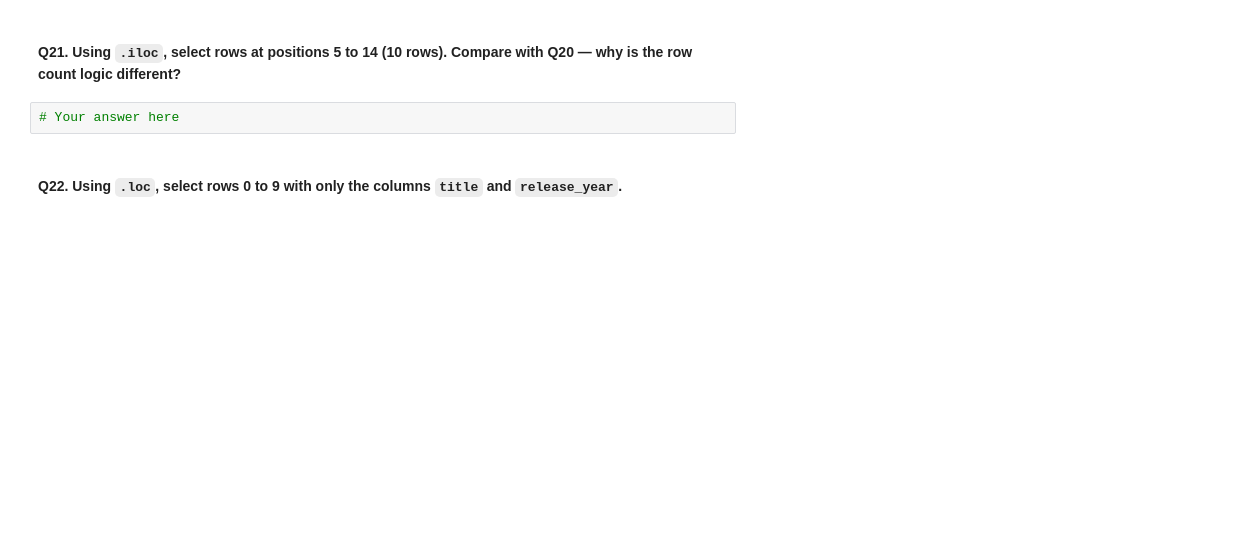
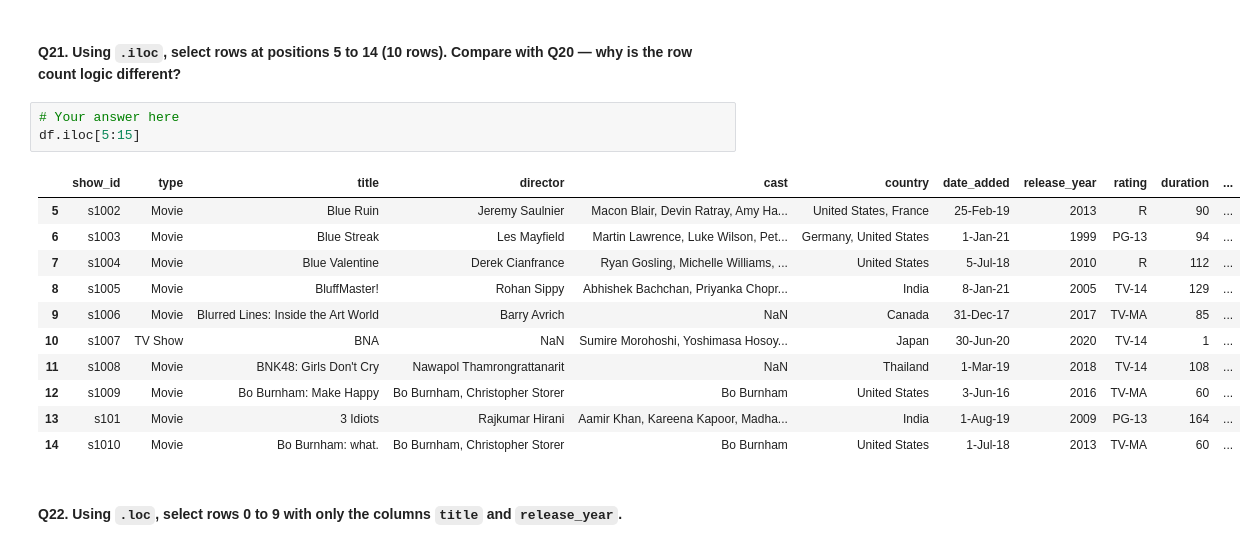
Before and after one commit to Kaini9/Netflix_Dataset_Pandas_125_Questions, a Jupyter notebook: netflix_125_question_workbook.ipynb, the cells around one changed output. Cells and saved outputs as stored; diff of their text form; blank space fills up the shorter version.

```diff
--- a/netflix_125_question_workbook.ipynb
+++ b/netflix_125_question_workbook.ipynb
@@ -344,6 +353,19 @@ df.loc[10:20]
 #### Q21. Using `.iloc`, select rows at positions 5 to 14 (10 rows). Compare with Q20 — why is the row count logic different?
 # %%
 # Your answer here
+df.iloc[5:15]
+# %% [output]
+|  | show_id | type | title | director | cast | country | date_added | release_year | rating | duration | ... |
+| 5 | s1002 | Movie | Blue Ruin | Jeremy Saulnier | Macon Blair, Devin Ratray, Amy Ha... | United States, France | 25-Feb-19 | 2013 | R | 90 | ... |
+| 6 | s1003 | Movie | Blue Streak | Les Mayfield | Martin Lawrence, Luke Wilson, Pet... | Germany, United States | 1-Jan-21 | 1999 | PG-13 | 94 | ... |
+| 7 | s1004 | Movie | Blue Valentine | Derek Cianfrance | Ryan Gosling, Michelle Williams, ... | United States | 5-Jul-18 | 2010 | R | 112 | ... |
+| 8 | s1005 | Movie | BluffMaster! | Rohan Sippy | Abhishek Bachchan, Priyanka Chopr... | India | 8-Jan-21 | 2005 | TV-14 | 129 | ... |
+| 9 | s1006 | Movie | Blurred Lines: Inside the Art World | Barry Avrich | NaN | Canada | 31-Dec-17 | 2017 | TV-MA | 85 | ... |
+| 10 | s1007 | TV Show | BNA | NaN | Sumire Morohoshi, Yoshimasa Hosoy... | Japan | 30-Jun-20 | 2020 | TV-14 | 1 | ... |
+| 11 | s1008 | Movie | BNK48: Girls Don't Cry | Nawapol Thamrongrattanarit | NaN | Thailand | 1-Mar-19 | 2018 | TV-14 | 108 | ... |
+| 12 | s1009 | Movie | Bo Burnham: Make Happy | Bo Burnham, Christopher Storer | Bo Burnham | United States | 3-Jun-16 | 2016 | TV-MA | 60 | ... |
+| 13 | s101 | Movie | 3 Idiots | Rajkumar Hirani | Aamir Khan, Kareena Kapoor, Madha... | India | 1-Aug-19 | 2009 | PG-13 | 164 | ... |
+| 14 | s1010 | Movie | Bo Burnham: what. | Bo Burnham, Christopher Storer | Bo Burnham | United States | 1-Jul-18 | 2013 | TV-MA | 60 | ... |
 # %% [markdown]
 #### Q22. Using `.loc`, select rows 0 to 9 with only the columns `title` and `release_year`.
 # %%
```
Also changed, not shown: parts of 25 cells of this notebook.
